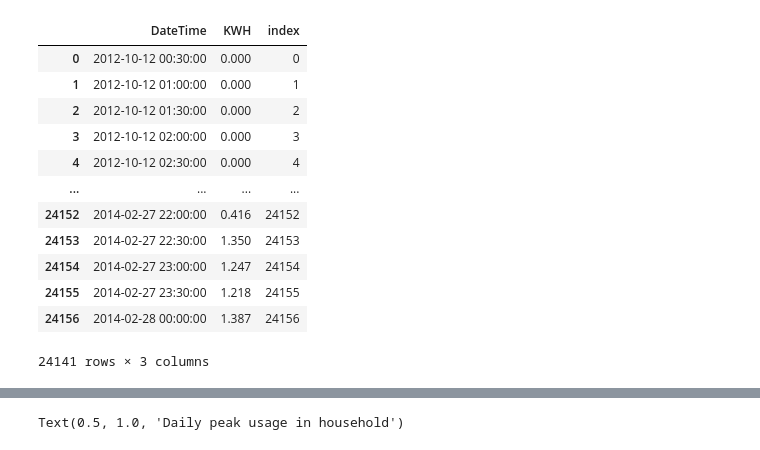
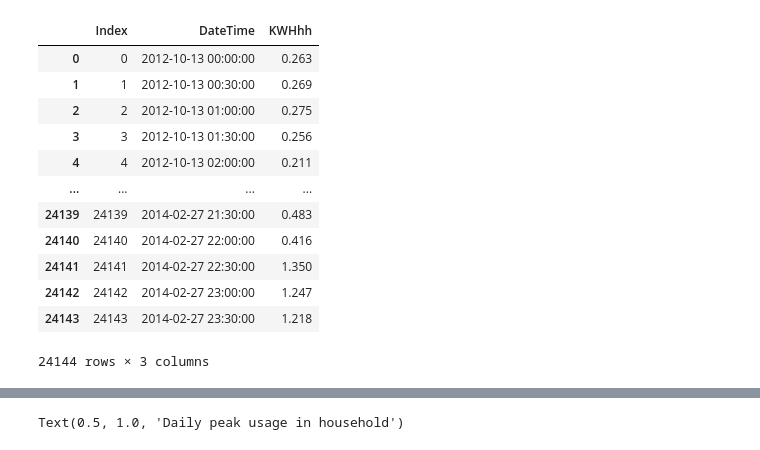
Before and after one commit to timmermansjoy/Energy-Research, a Jupyter notebook: notebooks/darts/darts.ipynb, the cells around one changed output, grey strips where cells are left out. Saved outputs shown, nothing was run; the diff lists cells and outputs as text; code cells hidden in the pictures.

```diff
--- a/notebooks/darts/darts.ipynb
+++ b/notebooks/darts/darts.ipynb
@@ -30,2 +44,3 @@ WARNING:root:Bagua cannot detect bundled NCCL library, Bagua will try to use sys
 # %%
-df = pd.read_csv('../../Data/london/household_MAC000002.csv')
+df = pd.read_csv('../../Data/london_clean/cleaned_household_MAC000002.csv')
+df
@@ -32,24 +61,23 @@ df = pd.read_csv('../../Data/london/household_MAC000002.csv')
 # %%
-df.drop(['Unnamed: 0'], axis=1, inplace=True)
-df.drop(['stdorToU'], axis=1 , inplace=True)
-df.drop(['timeOfDay'], axis=1 , inplace=True)
+#df.drop(['Unnamed: 0'], axis=1, inplace=True)
+df.drop(['StdorToU'], axis=1 , inplace=True)
+df.drop(['TimeOfDay'], axis=1 , inplace=True)
 df.drop(["LCLid"], axis=1, inplace=True)
 df['DateTime'] = pd.to_datetime(df['DateTime'])
 df = df.loc[~df["DateTime"].duplicated(), :]
-df["index"] = df.index
 df.rename(columns={'KWH/hh (per half hour) ': 'KWH'} , inplace=True)
 df
 # %% [output]
-|  | DateTime | KWH | index |
-| 0 | 2012-10-12 00:30:00 | 0.000 | 0 |
-| 1 | 2012-10-12 01:00:00 | 0.000 | 1 |
-| 2 | 2012-10-12 01:30:00 | 0.000 | 2 |
-| 3 | 2012-10-12 02:00:00 | 0.000 | 3 |
-| 4 | 2012-10-12 02:30:00 | 0.000 | 4 |
+|  | Index | DateTime | KWHhh |
+| 0 | 0 | 2012-10-13 00:00:00 | 0.263 |
+| 1 | 1 | 2012-10-13 00:30:00 | 0.269 |
+| 2 | 2 | 2012-10-13 01:00:00 | 0.275 |
+| 3 | 3 | 2012-10-13 01:30:00 | 0.256 |
+| 4 | 4 | 2012-10-13 02:00:00 | 0.211 |
 | ... | ... | ... | ... |
-| 24152 | 2014-02-27 22:00:00 | 0.416 | 24152 |
-| 24153 | 2014-02-27 22:30:00 | 1.350 | 24153 |
-| 24154 | 2014-02-27 23:00:00 | 1.247 | 24154 |
-| 24155 | 2014-02-27 23:30:00 | 1.218 | 24155 |
-| 24156 | 2014-02-28 00:00:00 | 1.387 | 24156 |
+| 24139 | 24139 | 2014-02-27 21:30:00 | 0.483 |
+| 24140 | 24140 | 2014-02-27 22:00:00 | 0.416 |
+| 24141 | 24141 | 2014-02-27 22:30:00 | 1.350 |
+| 24142 | 24142 | 2014-02-27 23:00:00 | 1.247 |
+| 24143 | 24143 | 2014-02-27 23:30:00 | 1.218 |
-24141 rows × 3 columns
+24144 rows × 3 columns
```
Also changed, not shown: parts of 10 cells of this notebook, 2 other files.
